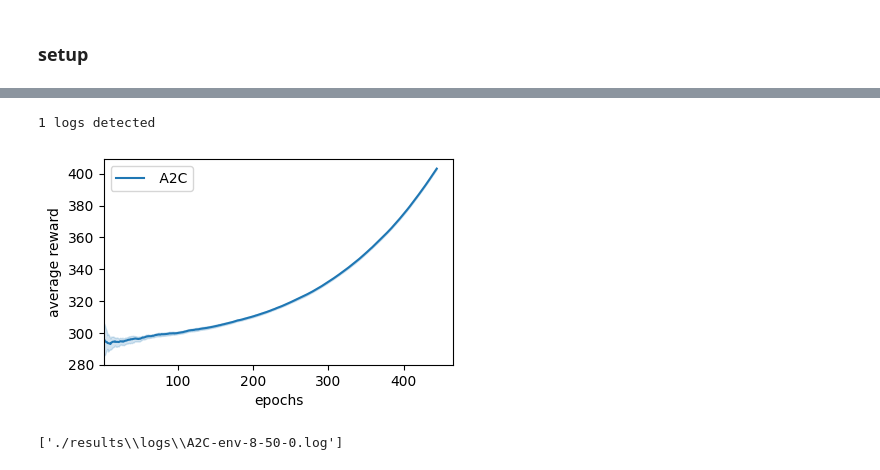
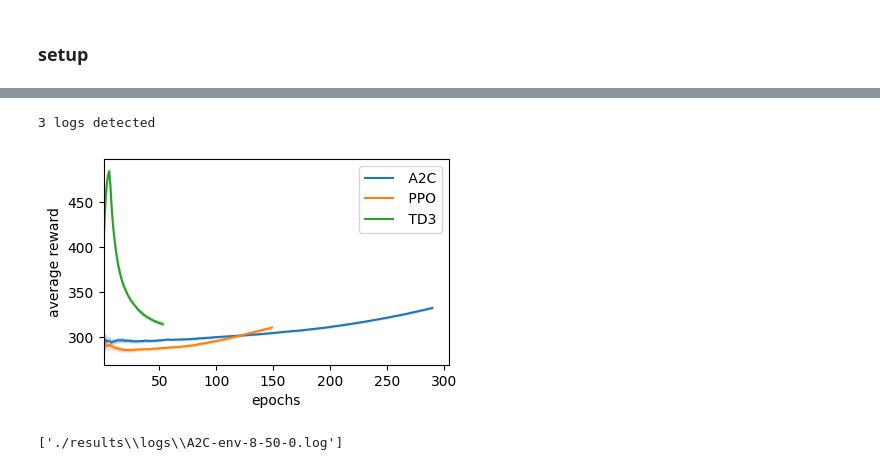
Before and after one commit to Ellariel/drl, a Jupyter notebook: performance_analysis.ipynb, the cells around one changed output, grey strips where cells are left out. Drawn from its saved outputs; the diff is of its cells as text; code cells hidden in the pictures.

```diff
--- a/performance_analysis.ipynb
+++ b/performance_analysis.ipynb
@@ -20,8 +20,8 @@ for f in glob.glob(os.path.join(logs_dir, '*.zip')):
   with zipfile.ZipFile(f, compression=zipfile.ZIP_LZMA) as z:
     z.extractall(logs_dir)
 # %%
-def score_plots(log_data):
-  def draw(ax, key, ylabel=False, xlabel=False, xlog=False):
+def score_plots(log_data, logx=False, logy=False, logxy=False):
+  def draw(ax, key, ylabel=False, xlabel=False, xlog=False, ylog=False, xylog=False):
       for e in approach:
             data = log_data[log_data['approach'] == e]
             if 'max_'+key in data and pd.notna(data['max_'+key]).all():
@@ -40,17 +40,21 @@ def score_plots(log_data):
         ax.set_ylabel(ylabel)
       if xlog:
         ax.set(xscale='log')
+      if ylog:
+        ax.set(yscale='log')
+      if xylog:
+        ax.set(xscale='log', yscale='log')
       if xlabel:
         ax.set_xlabel(xlabel)
   approach = log_data['approach'].drop_duplicates()
   fig = plt.figure(figsize=(8,5))
   ax = fig.add_subplot(221)
-  draw(ax, 'mean_reward', xlog=False, ylabel='average reward', xlabel='epochs')
+  draw(ax, 'mean_reward', ylabel='average reward', xlabel='epochs', xlog=logx, ylog=logy, xylog=logxy)
   ax.set_xlim(left=1)
   fig.tight_layout()
   plt.show()
 
-def print_reward(approach='A2C', env_type=''):
+def print_reward(approach='A2C', env_type='', logx=False, logy=False):
     logs = sorted(glob.glob(os.path.join(logs_dir, f'{approach}-{env_type}*.log')))
     print(f'{len(logs)} logs detected')
     log_data = None
@@ -64,4 +68,4 @@ def print_reward(approach='A2C', env_type=''):
         r['epoch_'] = r['epoch']
         r['epoch'] = r.index + 1
         log_data = pd.concat([log_data, r], ignore_index=True)
-    score_plots(log_data)
+    score_plots(log_data, logx=logx, logy=logy, logxy=logx and logy)
@@ -68,8 +90,8 @@ def print_reward(approach='A2C', env_type=''):
 # %%
-print_reward()
+print_reward(approach='*')
 # %% [output]
-1 logs detected
+3 logs detected
-[figure, old version]
+[figure, new version]
 # %%
 glob.glob(os.path.join(logs_dir, f'A2C-*.log'))
 # %% [output]
```
Also changed, not shown: parts of 2 cells of this notebook, 2 other files.
